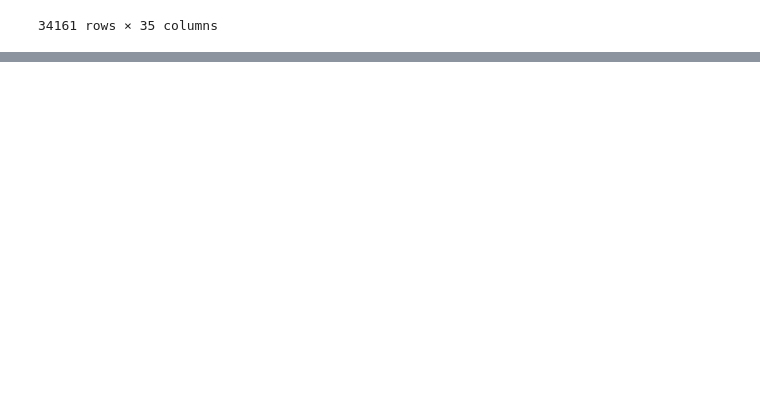
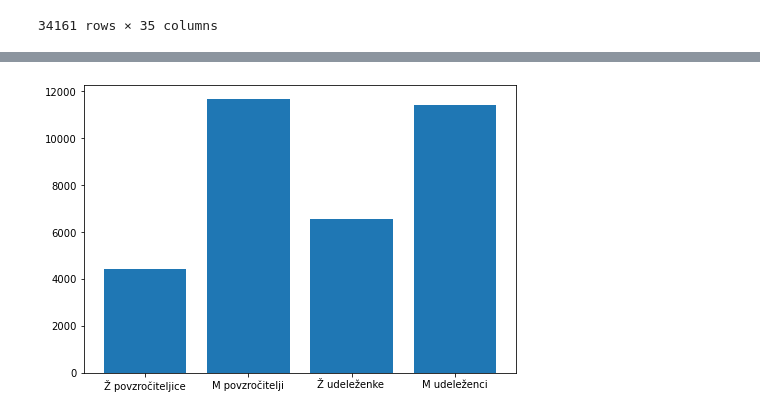
Before and after one commit to urssa/PR21AHJZMPVTBUS, a Jupyter notebook: osnutek_Tevz.ipynb, the cells around one changed output, grey strips where cells are left out. Cells and saved outputs as stored; diff of their text form; code cells hidden in the pictures; blank space fills up the shorter version.

```diff
--- a/osnutek_Tevz.ipynb
+++ b/osnutek_Tevz.ipynb
@@ -25,0 +109,8 @@ data.iloc[1:3,10:20]
+# %%
+fig = plt.figure()
+ax = fig.add_axes([0,0,1,1])
+lbls = ['Ž povzročiteljice', 'M povzročitelji', 'Ž udeleženke ', 'M udeleženci']
+ax.bar(lbls, x)
+plt.show()
+# %% [output]
+[figure, added]
```
Also changed, not shown: parts of 13 cells of this notebook.
